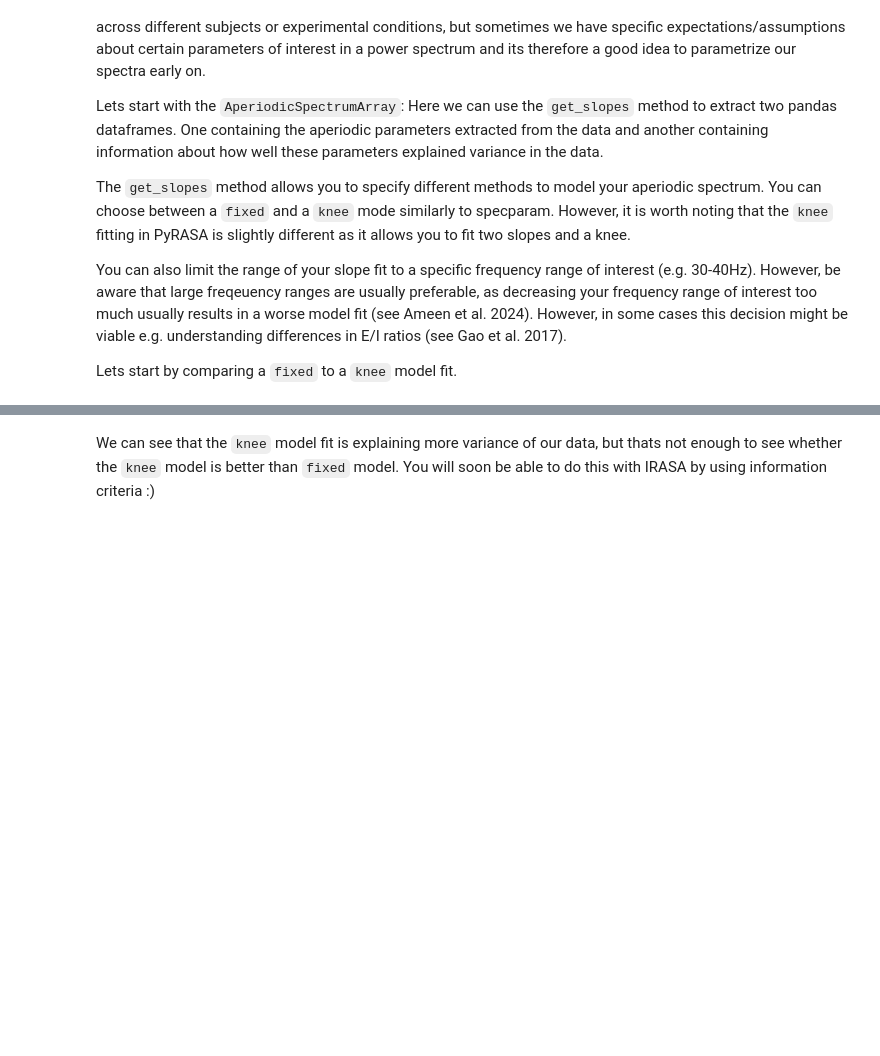
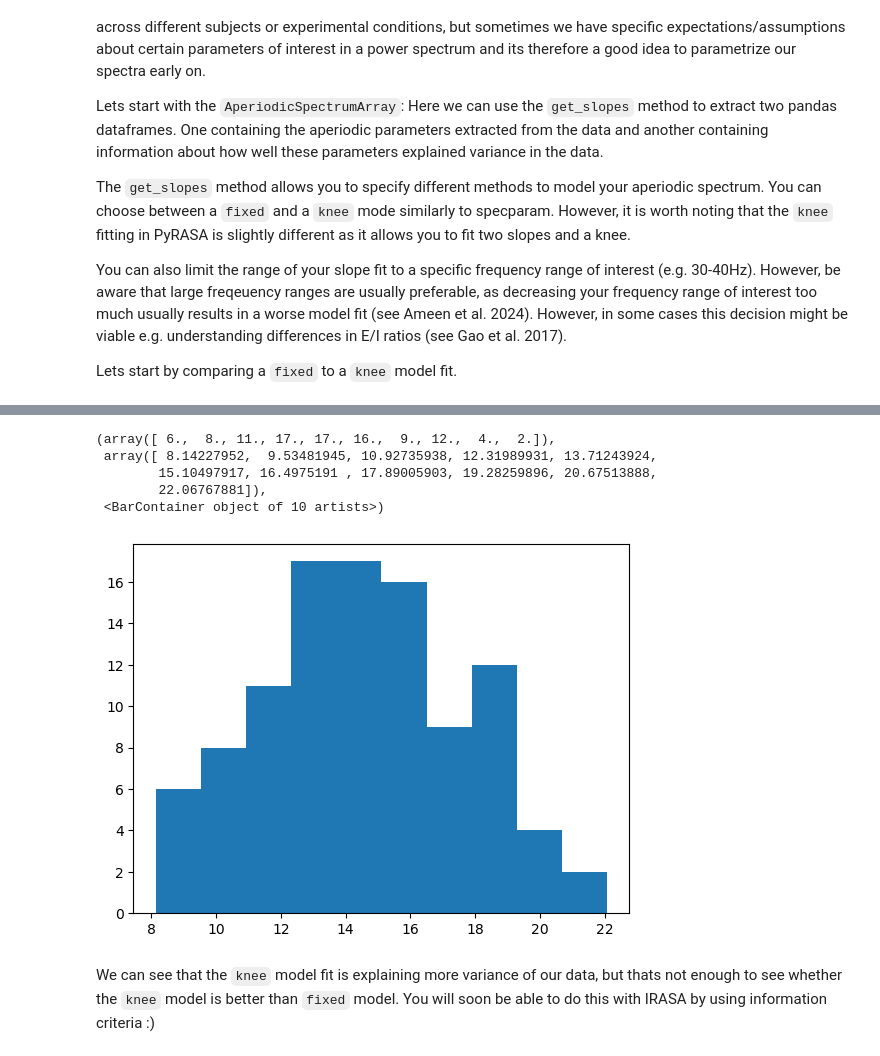
Before and after one commit to schmidtfa/pyrasa, a Jupyter notebook: examples/irasa_mne.ipynb, the cells around one changed output, grey strips where cells are left out. Drawn from its saved outputs; the diff is of its cells as text; code cells hidden in the pictures; blank space fills up the shorter version.

```diff
--- a/examples/irasa_mne.ipynb
+++ b/examples/irasa_mne.ipynb
@@ -135,3 +135,12 @@ Text(0.5, 0, 'R2')
+# %%
+plt.hist(knee_model.aperiodic_params['Knee Frequency (Hz)'])
+# %% [output]
+(array([ 6.,  8., 11., 17., 17., 16.,  9., 12.,  4.,  2.]),
+ array([ 8.14227952,  9.53481945, 10.92735938, 12.31989931, 13.71243924,
+        15.10497917, 16.4975191 , 17.89005903, 19.28259896, 20.67513888,
+        22.06767881]),
+ <BarContainer object of 10 artists>)
+[figure, added]
 # %% [markdown]
 We can see that the `knee` model fit is explaining more variance of our data, but thats not enough to see whether the `knee` model is better than `fixed` model. You will soon be able to do this with IRASA by using information criteria :)
 # %% [markdown]
```
Also changed, not shown: parts of 5 cells of this notebook, 3 other files.
